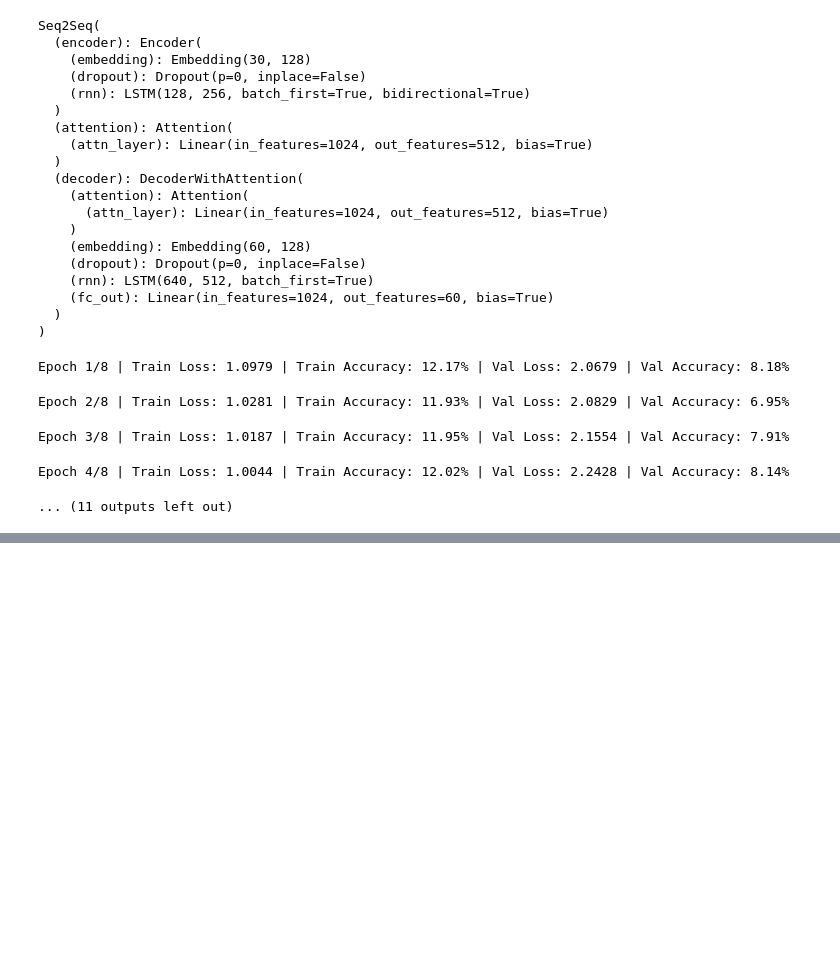
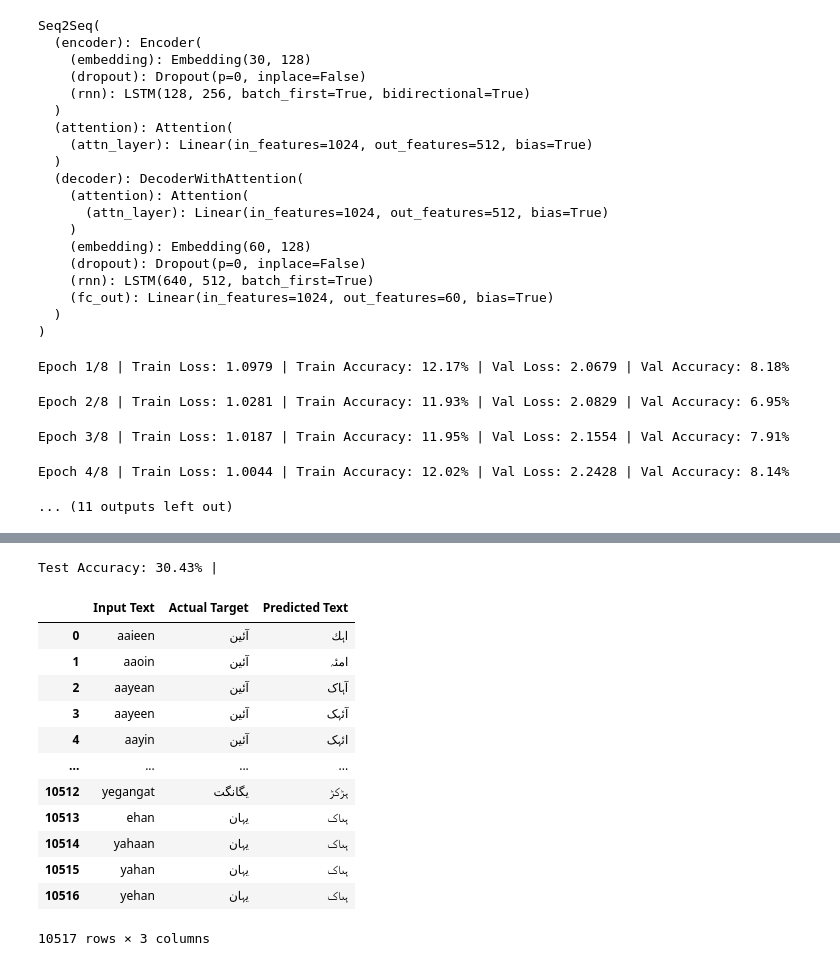
Before and after one commit to MSajid013/DA6401_Assignment-3, a Jupyter notebook: da6401-a-3-attention.ipynb, the cells around one changed output, grey strips where cells are left out. Drawn from its saved outputs; the diff is of its cells as text; code cells hidden in the pictures; blank space fills up the shorter version.

```diff
--- a/da6401-a-3-attention.ipynb
+++ b/da6401-a-3-attention.ipynb
@@ -654,0 +722,7 @@ Epoch 4/8 | Train Loss: 1.0044 | Train Accuracy: 12.02% | Val Loss: 2.2428 | Val
+# %%
+# Load data
+_, test_loader, _, _, _, _ = load_data(test_input,test_output, batch_size=64)
+test_loss, test_accuracy = evaluate(model, test_loader, criterion, device)
+print(f"Test Accuracy: {test_accuracy:.2f}% | ")
+# %% [output]
+Test Accuracy: 30.43% |
@@ -654,0 +835,17 @@ Epoch 4/8 | Train Loss: 1.0044 | Train Accuracy: 12.02% | Val Loss: 2.2428 | Val
+# %%
+df1 = pd.read_csv('predictions_attention.csv')
+df1
+# %% [output]
+|  | Input Text | Actual Target | Predicted Text |
+| 0 | aaieen | آئین | اہك |
+| 1 | aaoin | آئین | امئہ |
+| 2 | aayean | آئین | آہاک |
+| 3 | aayeen | آئین | آئہک |
+| 4 | aayin | آئین | ائہک |
+| ... | ... | ... | ... |
+| 10512 | yegangat | یگانگت | ہڑكڑ |
+| 10513 | ehan | یہان | ہںاک |
+| 10514 | yahaan | یہان | ہںاک |
+| 10515 | yahan | یہان | ہںاک |
+| 10516 | yehan | یہان | ہںاک |
+10517 rows × 3 columns
```
Also changed, not shown: parts of 9 cells of this notebook, 1 other file.
